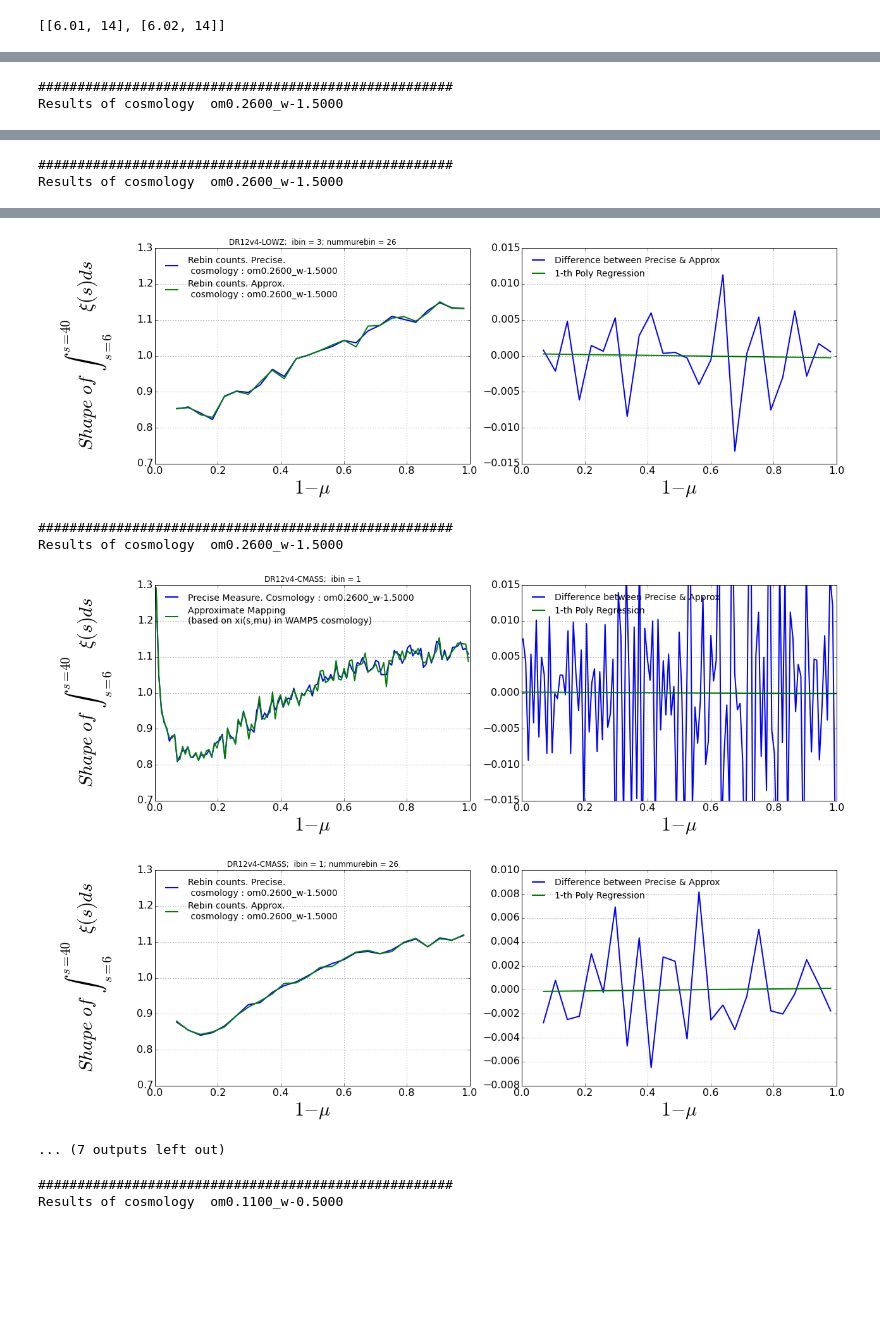
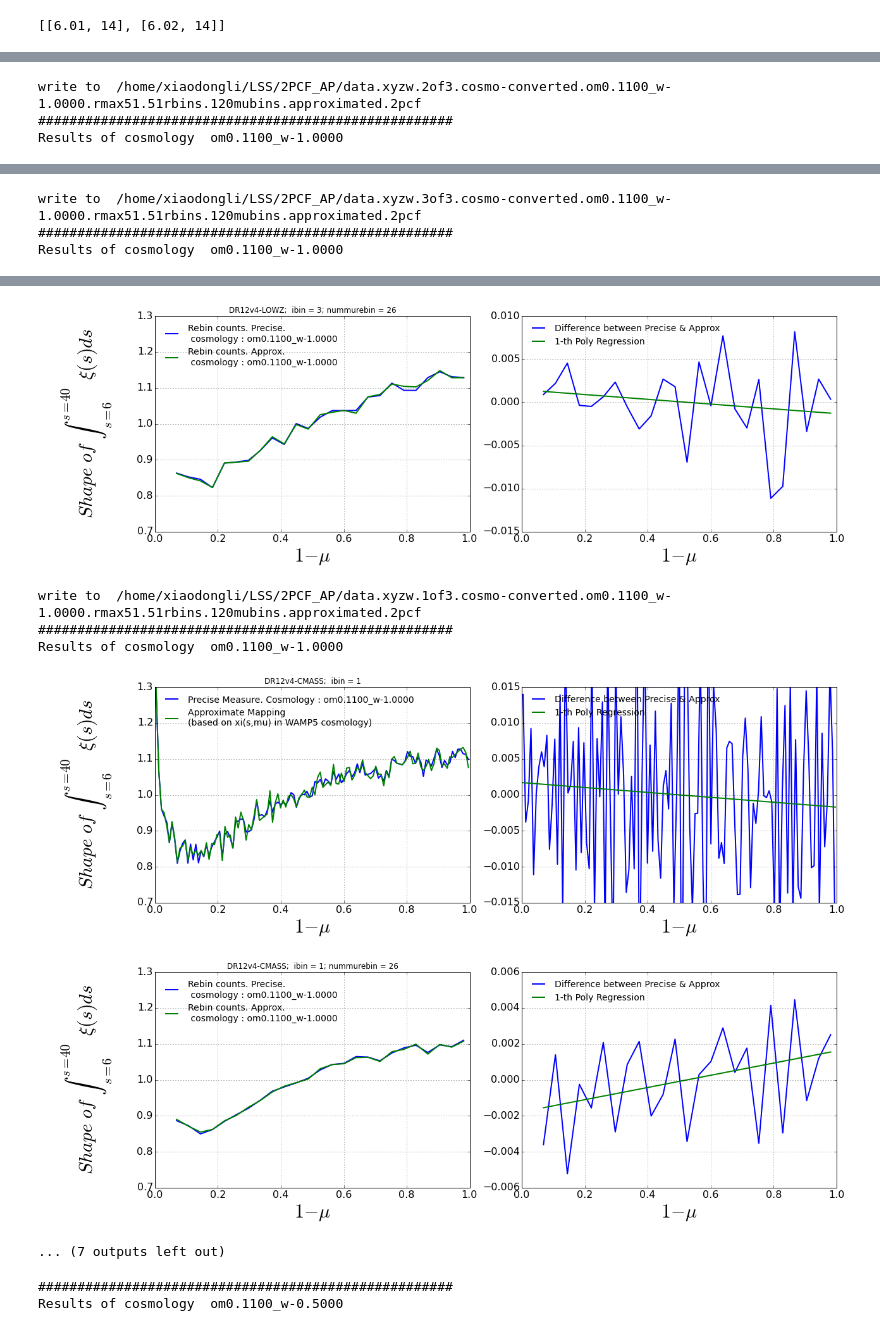
Before and after one commit to xiaodongli1986/2PCF_AP, a Jupyter notebook: 2.2.Mapping_smu_to_smu_advanced.ipynb, the cells around one changed output, grey strips where cells are left out. Saved outputs shown, nothing was run; the diff lists cells and outputs as text; code cells hidden in the pictures; blank space fills up the shorter version.

```diff
--- a/2.2.Mapping_smu_to_smu_advanced.ipynb
+++ b/2.2.Mapping_smu_to_smu_advanced.ipynb
@@ -60,8 +60,8 @@ om1, w1 = 0.3100, -1.00
 nowdir='/home/xiaodongli/SparseFilaments/data/input/boss2pcf/data/'
 savefig=True
 
-for om2 in [  0.26,]:#, 0.11]:
- for w2 in [  -1.5,  ]:#, -1.5000]:#, -2.5000]:
+for om2 in [  0.11,]:#, 0.11]:
+ for w2 in [  -1.0,  ]:#, -1.5000]:#, -2.5000]:
   for method in [2]:#1,2,3]:
    for method2str in ['divided_pixel', ]:
    #for method2str in ['simple_bin']:
@@ -113,7 +113,15 @@ for om2 in [  0.26,]:#, 0.11]:
                 n1 = int(smusettings2['deltas']/smusettings1['deltas'] + 0.5)
                 n2 = int(smusettings2['deltamu']/smusettings1['deltamu'] + 0.5)
                 smutab2_inferredfrom1 = Rebin_3darray(smutab2_inferredfrom1, n1, n2, compute_rows=[4,5,6,9])
-
+            nowfile = '/home/xiaodongli/LSS/2PCF_AP/'+catname+'_data.xyzw.'+str(ibin)+'of3.cosmo-converted.'+omwstr(om2,w2)+'.rmax51.51rbins.120mubins.approximated.2pcf'
+            nowf = open(nowfile, 'w')
+            nowf.write('### approximated 2pCF\n')
+            print 'write to ', nowfile
+            A = smutab2_inferredfrom1
+            for nows in range(len(A)):
+                for nowmu in range(len(A[0])):
+                    nowf.write(array_to_str(A[nows][nowmu])+'\n')
+            nowf.close()
         if False:
             xmin, xmax = 0.6, 0.615
             xindex_min, xindex_max = int(0.6*120), int(0.615*120)+1
@@ -251,2 +260,3 @@ Results of cosmology  om0.2600_w-1.5000
+write to  /home/xiaodongli/LSS/2PCF_AP/data.xyzw.2of3.cosmo-converted.om0.1100_w-1.0000.rmax51.51rbins.120mubins.approximated.2pcf
 #####################################################
-Results of cosmology  om0.2600_w-1.5000
+Results of cosmology  om0.1100_w-1.0000
@@ -255,2 +265,3 @@ Results of cosmology  om0.2600_w-1.5000
+write to  /home/xiaodongli/LSS/2PCF_AP/data.xyzw.3of3.cosmo-converted.om0.1100_w-1.0000.rmax51.51rbins.120mubins.approximated.2pcf
 #####################################################
-Results of cosmology  om0.2600_w-1.5000
+Results of cosmology  om0.1100_w-1.0000
@@ -258,8 +269,9 @@ Results of cosmology  om0.2600_w-1.5000
-[figure, old version]
+[figure, new version]
+write to  /home/xiaodongli/LSS/2PCF_AP/data.xyzw.1of3.cosmo-converted.om0.1100_w-1.0000.rmax51.51rbins.120mubins.approximated.2pcf
 #####################################################
-Results of cosmology  om0.2600_w-1.5000
+Results of cosmology  om0.1100_w-1.0000
-[figure, old version]
+[figure, new version]
-[figure, old version]
+[figure, new version]
 ... (7 outputs left out)
 # %%
 fitdeg = 1
```
Also changed, not shown: parts of 3 cells of this notebook, 30 other files.
